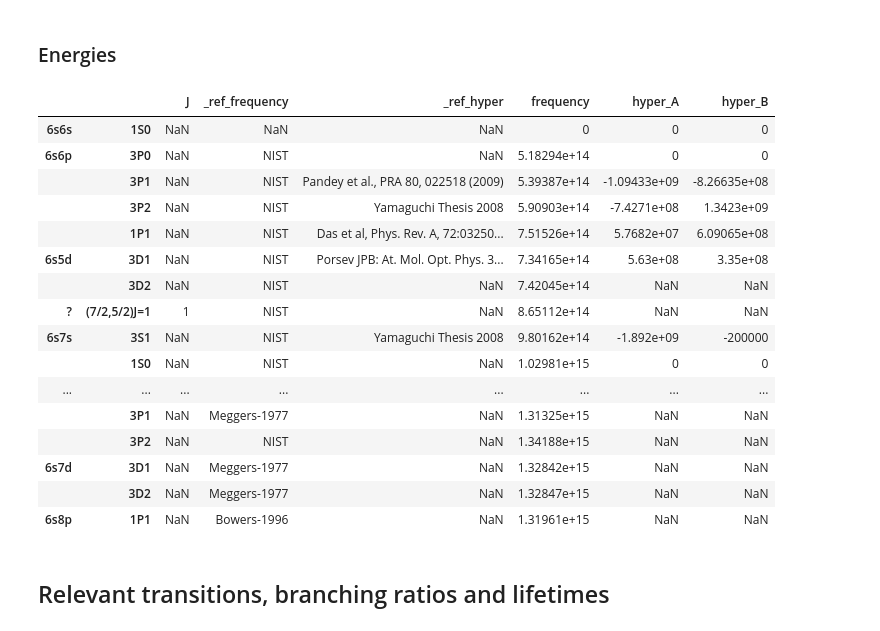
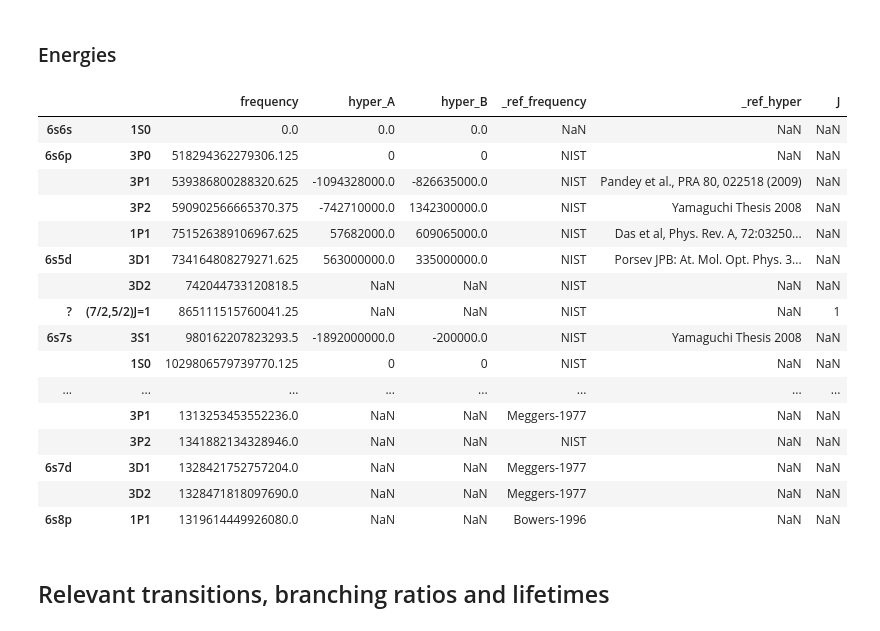
Before and after one commit to himbeles/lightshifts, a Jupyter notebook: examples/example_transition_collection_yb173.ipynb, the cells around one changed output. Cells and saved outputs as stored; diff of their text form; code cells hidden in the pictures.

```diff
--- a/examples/example_transition_collection_yb173.ipynb
+++ b/examples/example_transition_collection_yb173.ipynb
@@ -190,26 +187,26 @@ atom_states = {
 with open('atom_yb173.json', 'w') as outfile:
     json.dump(atom_states, outfile, indent=4)
 # %%
-yb173 = atom(atom_states)
+yb173 = Atom(atom_states)
 pd.DataFrame(yb173.states_flat).transpose()
 # %% [output]
-|  |  | J | _ref_frequency | _ref_hyper | frequency | hyper_A | hyper_B |
-| 6s6s | 1S0 | NaN | NaN | NaN | 0 | 0 | 0 |
-| 6s6p | 3P0 | NaN | NIST | NaN | 5.18294e+14 | 0 | 0 |
-|  | 3P1 | NaN | NIST | Pandey et al., PRA 80, 022518 (2009) | 5.39387e+14 | -1.09433e+09 | -8.26635e+08 |
-|  | 3P2 | NaN | NIST | Yamaguchi Thesis 2008 | 5.90903e+14 | -7.4271e+08 | 1.3423e+09 |
-|  | 1P1 | NaN | NIST | Das et al, Phys. Rev. A, 72:03250... | 7.51526e+14 | 5.7682e+07 | 6.09065e+08 |
-| 6s5d | 3D1 | NaN | NIST | Porsev JPB: At. Mol. Opt. Phys. 3... | 7.34165e+14 | 5.63e+08 | 3.35e+08 |
-|  | 3D2 | NaN | NIST | NaN | 7.42045e+14 | NaN | NaN |
-| ? | (7/2,5/2)J=1 | 1 | NIST | NaN | 8.65112e+14 | NaN | NaN |
-| 6s7s | 3S1 | NaN | NIST | Yamaguchi Thesis 2008 | 9.80162e+14 | -1.892e+09 | -200000 |
-|  | 1S0 | NaN | NIST | NaN | 1.02981e+15 | 0 | 0 |
+|  |  | frequency | hyper_A | hyper_B | _ref_frequency | _ref_hyper | J |
+| 6s6s | 1S0 | 0.0 | 0.0 | 0.0 | NaN | NaN | NaN |
+| 6s6p | 3P0 | 518294362279306.125 | 0 | 0 | NIST | NaN | NaN |
+|  | 3P1 | 539386800288320.625 | -1094328000.0 | -826635000.0 | NIST | Pandey et al., PRA 80, 022518 (2009) | NaN |
+|  | 3P2 | 590902566665370.375 | -742710000.0 | 1342300000.0 | NIST | Yamaguchi Thesis 2008 | NaN |
+|  | 1P1 | 751526389106967.625 | 57682000.0 | 609065000.0 | NIST | Das et al, Phys. Rev. A, 72:03250... | NaN |
+| 6s5d | 3D1 | 734164808279271.625 | 563000000.0 | 335000000.0 | NIST | Porsev JPB: At. Mol. Opt. Phys. 3... | NaN |
+|  | 3D2 | 742044733120818.5 | NaN | NaN | NIST | NaN | NaN |
+| ? | (7/2,5/2)J=1 | 865111515760041.25 | NaN | NaN | NIST | NaN | 1 |
+| 6s7s | 3S1 | 980162207823293.5 | -1892000000.0 | -200000.0 | NIST | Yamaguchi Thesis 2008 | NaN |
+|  | 1S0 | 1029806579739770.125 | 0 | 0 | NIST | NaN | NaN |
 | ... | ... | ... | ... | ... | ... | ... | ... |
-|  | 3P1 | NaN | Meggers-1977 | NaN | 1.31325e+15 | NaN | NaN |
-|  | 3P2 | NaN | NIST | NaN | 1.34188e+15 | NaN | NaN |
-| 6s7d | 3D1 | NaN | Meggers-1977 | NaN | 1.32842e+15 | NaN | NaN |
-|  | 3D2 | NaN | Meggers-1977 | NaN | 1.32847e+15 | NaN | NaN |
-| 6s8p | 1P1 | NaN | Bowers-1996 | NaN | 1.31961e+15 | NaN | NaN |
+|  | 3P1 | 1313253453552236.0 | NaN | NaN | Meggers-1977 | NaN | NaN |
+|  | 3P2 | 1341882134328946.0 | NaN | NaN | NIST | NaN | NaN |
+| 6s7d | 3D1 | 1328421752757204.0 | NaN | NaN | Meggers-1977 | NaN | NaN |
+|  | 3D2 | 1328471818097690.0 | NaN | NaN | Meggers-1977 | NaN | NaN |
+| 6s8p | 1P1 | 1319614449926080.0 | NaN | NaN | Bowers-1996 | NaN | NaN |
 # %% [markdown]
 ## Relevant transitions, branching ratios and lifetimes
 # %% [markdown]
```
Also changed, not shown: parts of 2 cells of this notebook, 2 other files.
